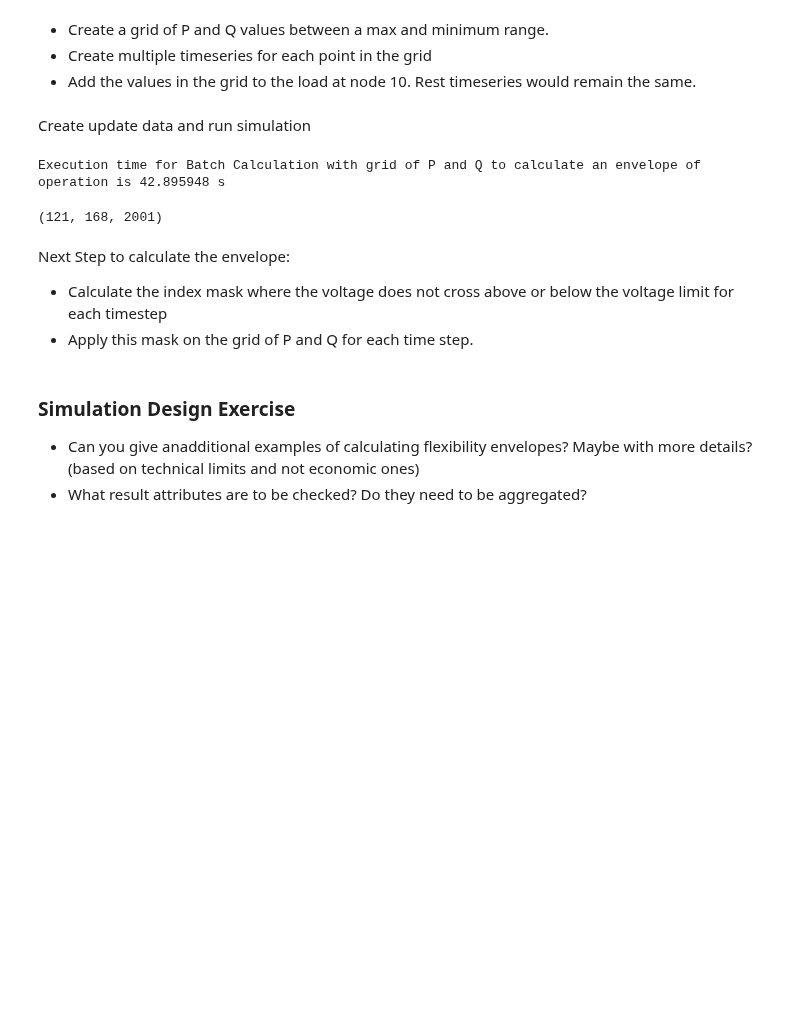
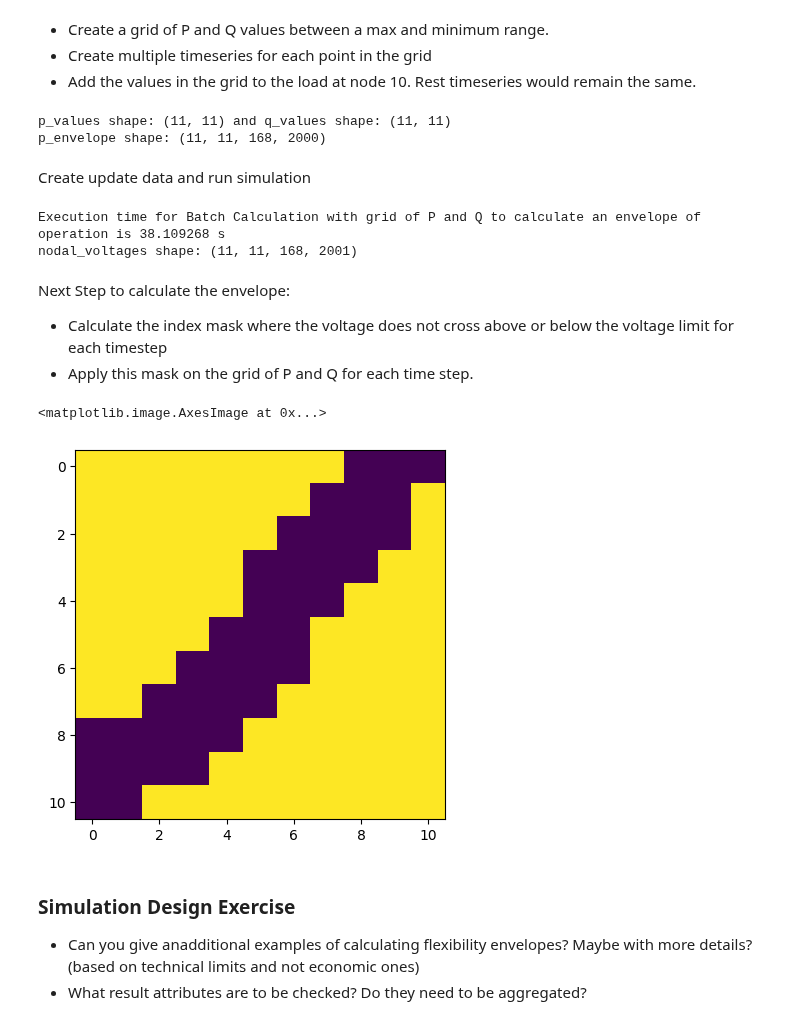
Before and after one commit to PowerGridModel/power-grid-model-workshop, a Jupyter notebook: pgm-advanced-usage-workshop/Advanced Workshop.ipynb, the cells around one changed output. Cells and saved outputs as stored; diff of their text form; code cells hidden in the pictures; blank space fills up the shorter version.

```diff
--- a/pgm-advanced-usage-workshop/Advanced Workshop.ipynb
+++ b/pgm-advanced-usage-workshop/Advanced Workshop.ipynb
@@ -838,13 +861,17 @@ p_linear_values = np.linspace(start=min_p, stop=max_p, num=resolution)
 q_linear_values = np.linspace(start=min_q, stop=max_q, num=resolution)
 
 p_values, q_values = np.meshgrid(p_linear_values, q_linear_values, copy=False)
+print(f"p_values shape: {p_values.shape} and q_values shape: {q_values.shape}")
 
-
-p_envelope = np.tile(df_load_profile.to_numpy(), (resolution, resolution, 1, 1))
+p_envelope = np.tile(profile, (resolution, resolution, 1, 1))
+print(f"p_envelope shape: {p_envelope.shape}")
 p_envelope[:, :, :, sym_load_node_10_idx] += p_values[:, :, np.newaxis]
 
 q_envelope = np.zeros(p_envelope.shape)
 q_envelope[:, :, :, sym_load_node_10_idx] += q_values[:, :, np.newaxis]
+# %% [output]
+p_values shape: (11, 11) and q_values shape: (11, 11)
+p_envelope shape: (11, 11, 168, 2000)
 # %% [markdown]
 Create update data and run simulation
 # %%
@@ -863,16 +890,28 @@ with Timer("Batch Calculation with grid of P and Q to calculate an envelope of o
         threading=0
     )
 
-nodal_voltages = output_data_envelope[ComponentType.node]["u_pu"].reshape(resolution * resolution, n_timestamps, -1)
-nodal_voltages.shape
+nodal_voltages = output_data_envelope[ComponentType.node]["u_pu"].reshape(resolution, resolution, n_timestamps, -1)
+print(f"nodal_voltages shape: {nodal_voltages.shape}")
 # %% [output]
-Execution time for Batch Calculation with grid of P and Q to calculate an envelope of operation is 42.895948 s
+Execution time for Batch Calculation with grid of P and Q to calculate an envelope of operation is 38.109268 s
+nodal_voltages shape: (11, 11, 168, 2001)
-(121, 168, 2001)
 # %% [markdown]
 Next Step to calculate the envelope:
 
 * Calculate the index mask where the voltage does not cross above or below the voltage limit for each timestep
 * Apply this mask on the grid of P and Q for each time step.
+# %%
+u_low_lim = 0.95
+u_high_lim = 1.03
+
+max_voltage_scenario = np.max(nodal_voltages, axis=3) > u_high_lim
+min_voltage_scenario = np.min(nodal_voltages, axis=3) < u_low_lim
+points_outside_limits =  np.logical_or(max_voltage_scenario, min_voltage_scenario)
+# %%
+plt.imshow(points_outside_limits[:,:, 0])
+# %% [output]
+<matplotlib.image.AxesImage at 0x...>
+[figure, added]
 # %% [markdown]
 ### Simulation Design Exercise
 
```
Also changed, not shown: parts of 23 cells of this notebook, 2 other files.
